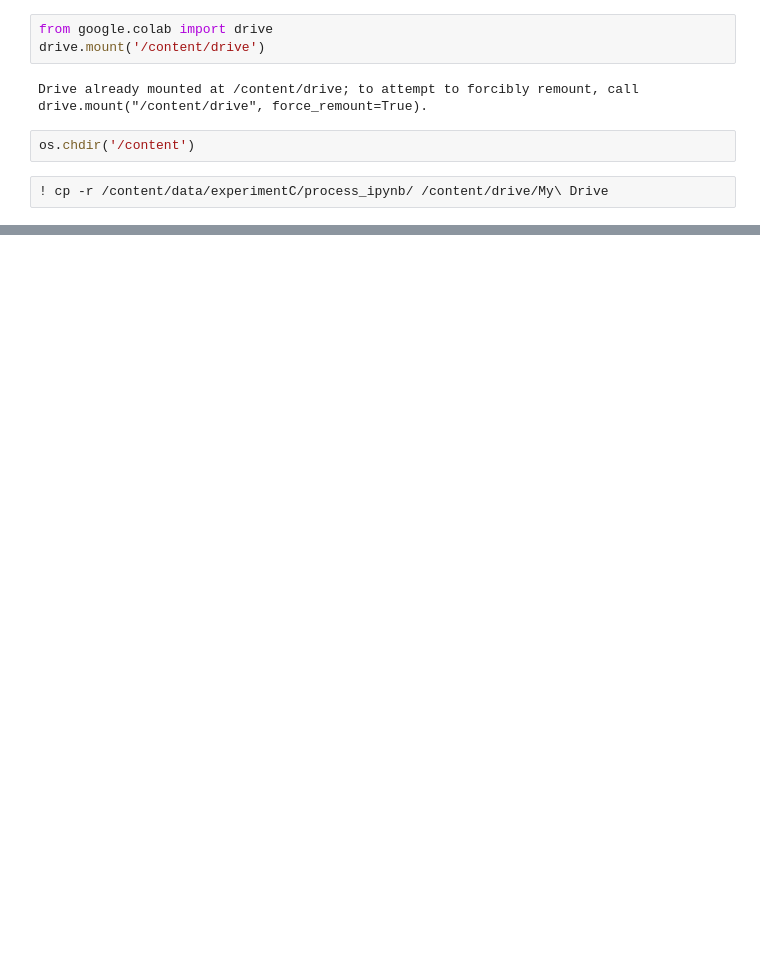
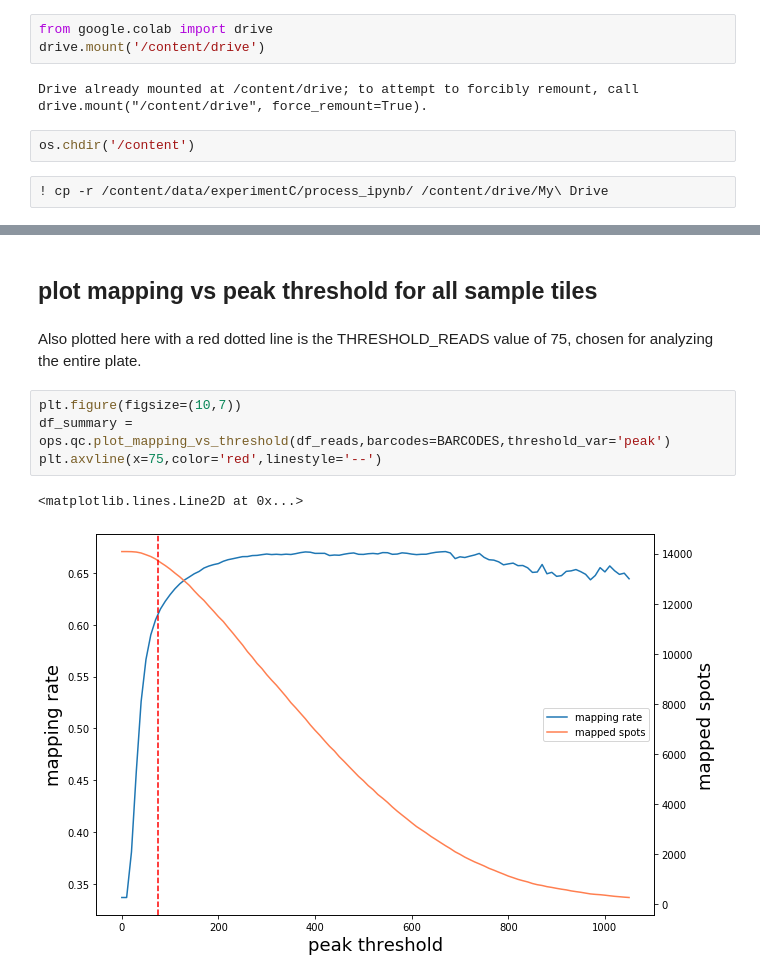
Before and after one commit to feldman4/OpticalPooledScreens, a Jupyter notebook: example_image_analysis.ipynb, the cells around one changed output, grey strips where cells are left out. Saved outputs shown, nothing was run; the diff lists cells and outputs as text; blank space fills up the shorter version.

```diff
--- a/example_image_analysis.ipynb
+++ b/example_image_analysis.ipynb
@@ -220,0 +251,11 @@ os.chdir('/content')
+# %% [markdown]
+## plot mapping vs peak threshold for all sample tiles
+# %% [markdown]
+Also plotted here with a red dotted line is the THRESHOLD_READS value of 75, chosen for analyzing the entire plate.
+# %%
+plt.figure(figsize=(10,7))
+df_summary = ops.qc.plot_mapping_vs_threshold(df_reads,barcodes=BARCODES,threshold_var='peak')
+plt.axvline(x=75,color='red',linestyle='--')
+# %% [output]
+<matplotlib.lines.Line2D at 0x...>
+[figure, added]
```
Also changed, not shown: parts of 27 cells of this notebook.
